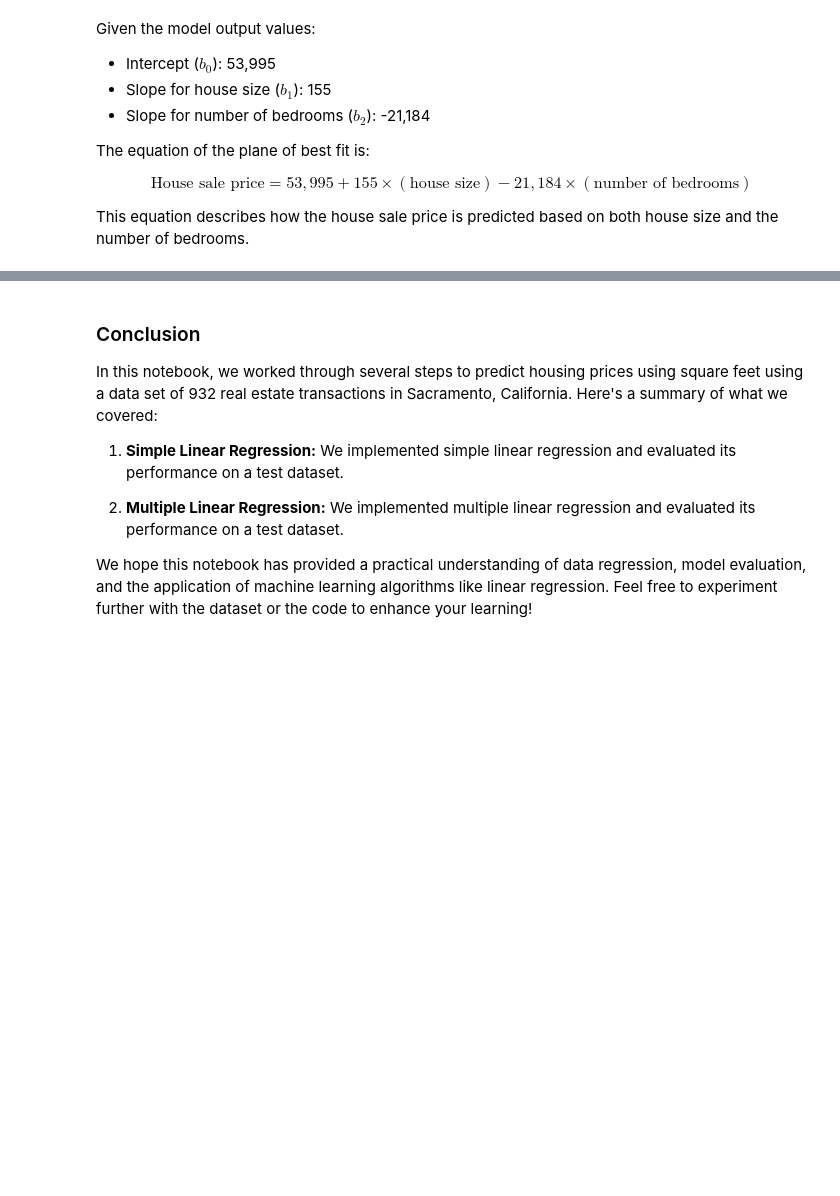
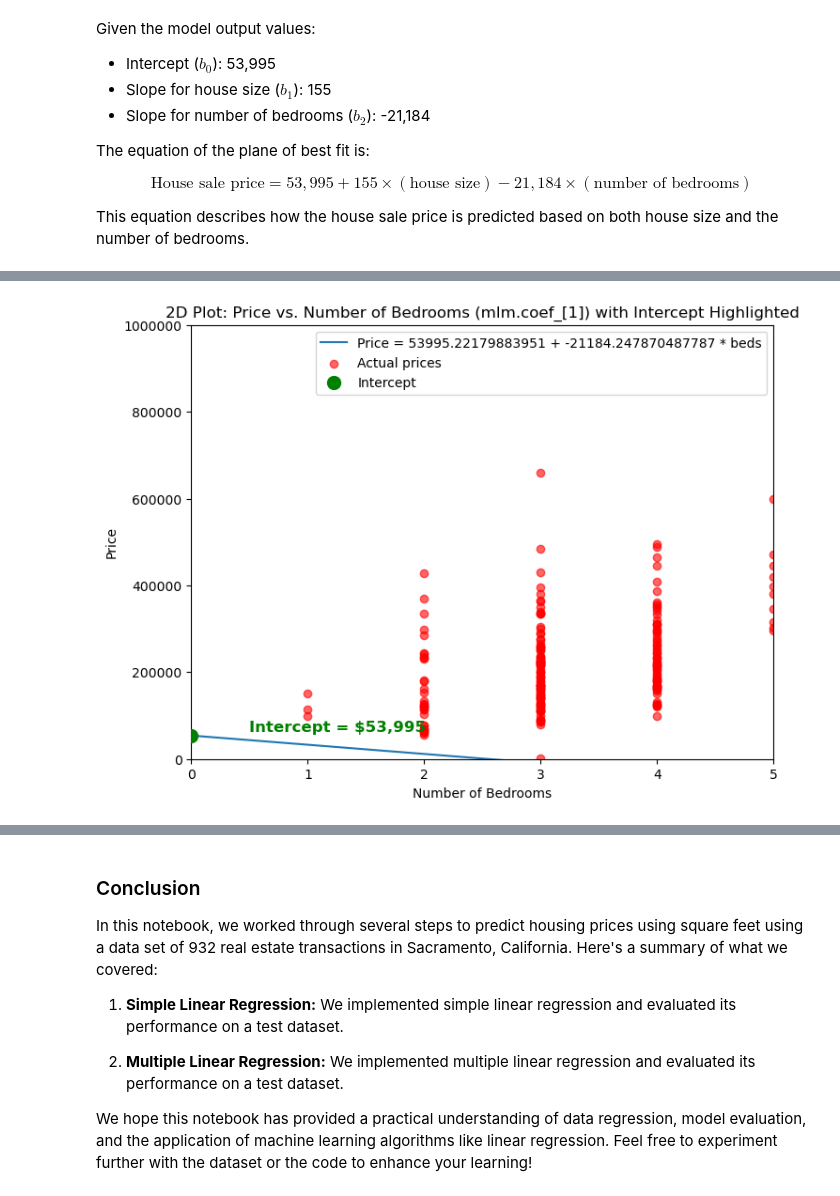
Before and after one commit to UofT-DSI/applying_statistical_concepts, a Jupyter notebook: 01_materials/notebooks/Regression-2.ipynb, the cells around one changed output, grey strips where cells are left out. Cells and saved outputs as stored; diff of their text form; code cells hidden in the pictures; blank space fills up the shorter version.

```diff
--- a/01_materials/notebooks/Regression-2.ipynb
+++ b/01_materials/notebooks/Regression-2.ipynb
@@ -219,0 +289,34 @@ This equation describes how the house sale price is predicted based on both hous
+# %%
+# 2D plot for beds (coefficient mlm.coef_[1])
+plt.figure(figsize=(8, 6))
+
+# Generate values for number of bedrooms (beds) within the range of the dataset
+beds_values = np.linspace(0, sacramento_test["beds"].max(), 100)
+
+# Plotting the price prediction based on number of bedrooms (beds)
+plt.plot(beds_values, mlm.intercept_ + mlm.coef_[1] * beds_values,
+         label=f"Price = {mlm.intercept_} + {mlm.coef_[1]} * beds")
+
+# Scatter actual prices for comparison, with reduced opacity to improve intercept visibility
+plt.scatter(sacramento_test["beds"], sacramento_test["price"], color='red', label="Actual prices", alpha=0.6)
+
+# Highlight the intercept as a larger marker on the y-axis
+plt.scatter(0, mlm.intercept_, color='green', s=100, zorder=5, label="Intercept")  # A larger point at (0, intercept)
+
+# Annotate the intercept with larger, clearer text and a better position
+plt.text(0.5, mlm.intercept_ + 10000, f"Intercept = ${int(mlm.intercept_):,}", color='green', fontsize=12, fontweight='bold')
+
+# Adjust x-axis to start at 0 to ensure the intercept is visible and crosses the y-axis
+plt.xlim([0, sacramento_test["beds"].max()])
+
+# Adjust y-axis to reflect plain numbers, setting appropriate limits
+plt.ylim([0, 1e6])
+plt.ticklabel_format(style='plain')
+
+plt.xlabel("Number of Bedrooms")
+plt.ylabel("Price")
+plt.title("2D Plot: Price vs. Number of Bedrooms (mlm.coef_[1]) with Intercept Highlighted")
+plt.legend()
+plt.show()
+# %% [output]
+[figure, added]
```
Also changed, not shown: parts of 34 cells of this notebook, 1 other file.
